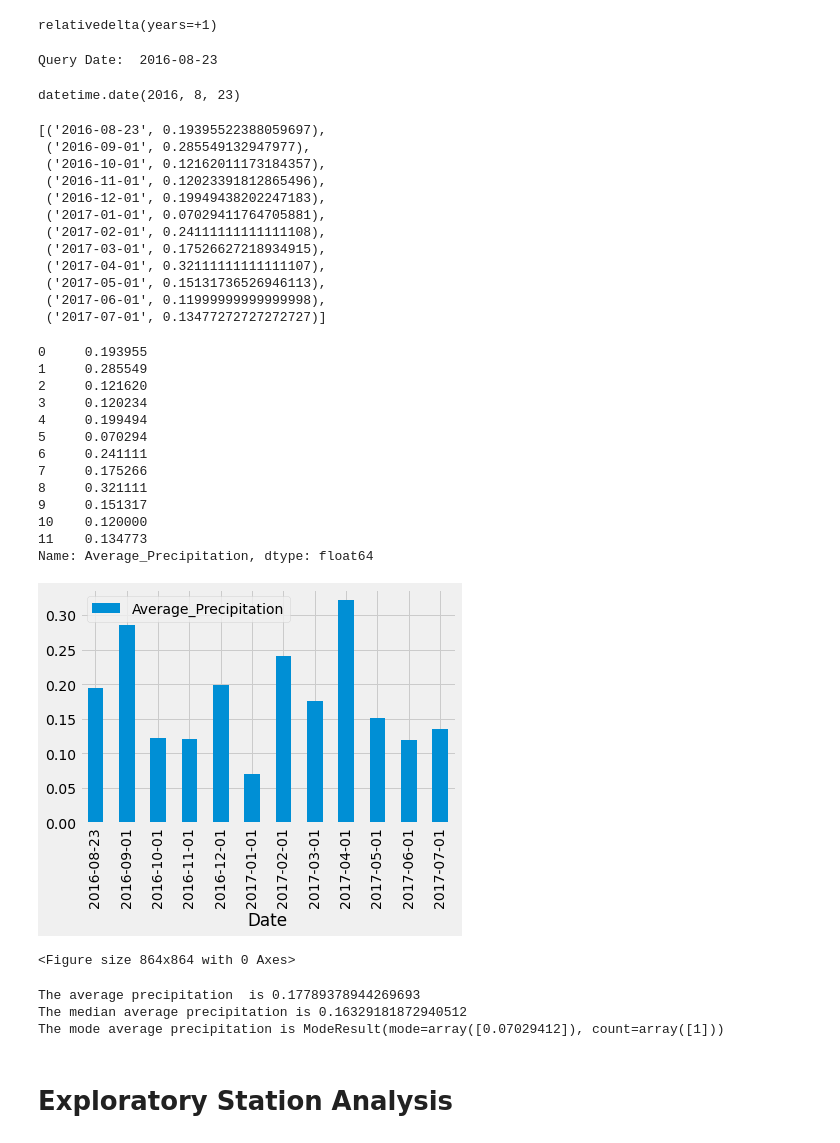
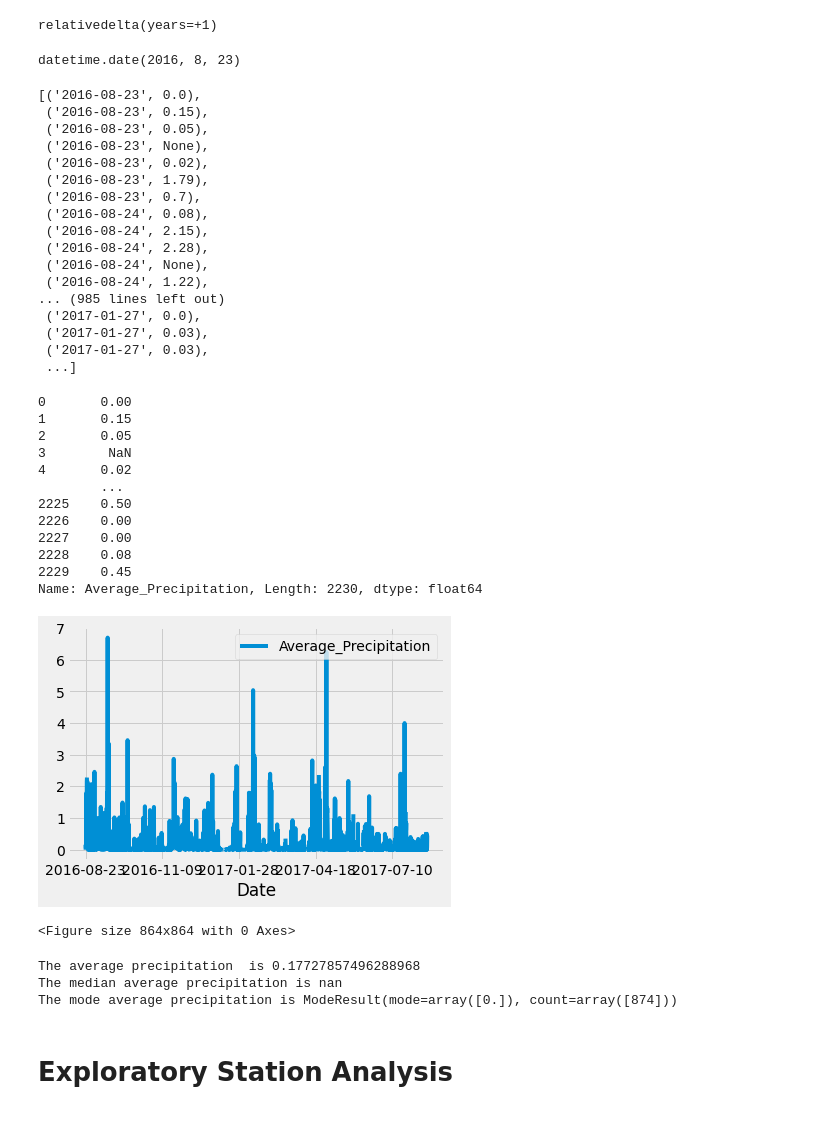
Before and after one commit to uzmabb182/sqlalchemy-challenge, a Jupyter notebook: climate_starter.ipynb, the cells around one changed output. Cells and saved outputs as stored; diff of their text form; code cells hidden in the pictures.

```diff
--- a/climate_starter.ipynb
+++ b/climate_starter.ipynb
@@ -170,37 +201,39 @@ relativedelta(years=+1)
 # Query for the date 12 months from '2017-08-23'` using the datetime library
 
 query_date1 = query_date - twelve_mon_rel
-print("Query Date: ", query_date1)
 type(query_date1)
 query_date1
 # %% [output]
-Query Date:  2016-08-23
+datetime.date(2016, 8, 23)
-datetime.date(2016, 8, 23)
 # %%
 # Using this date, find the average precipitation per day
 # for the preceding 12 months of data sorted by ascending date.
 
 
-twelve_month_prcp = session.query(Measurement.date, func.avg(Measurement.prcp)).\
-        filter(and_(Measurement.date >= (dt.date(recent_year, recent_month, recent_day) - twelve_mon_rel),\
-                Measurement.date <= dt.date(recent_year, recent_month, recent_day))).\
-                group_by(func.strftime("%m", Measurement.date)).\
+twelve_month_prcp = session.query(Measurement.date, Measurement.prcp).\
+        filter(and_(Measurement.date >= query_date1,\
+                Measurement.date <= recent_date)).\
                 order_by(Measurement.date).all()
 
 twelve_month_prcp
 # %% [output]
-[('2016-08-23', 0.19395522388059697),
- ('2016-09-01', 0.285549132947977),
- ('2016-10-01', 0.12162011173184357),
- ('2016-11-01', 0.12023391812865496),
- ('2016-12-01', 0.19949438202247183),
- ('2017-01-01', 0.07029411764705881),
- ('2017-02-01', 0.24111111111111108),
- ('2017-03-01', 0.17526627218934915),
- ('2017-04-01', 0.32111111111111107),
- ('2017-05-01', 0.15131736526946113),
- ('2017-06-01', 0.11999999999999998),
- ('2017-07-01', 0.13477272727272727)]
+[('2016-08-23', 0.0),
+ ('2016-08-23', 0.15),
+ ('2016-08-23', 0.05),
+ ('2016-08-23', None),
+ ('2016-08-23', 0.02),
+ ('2016-08-23', 1.79),
+ ('2016-08-23', 0.7),
+ ('2016-08-24', 0.08),
+ ('2016-08-24', 2.15),
+ ('2016-08-24', 2.28),
+ ('2016-08-24', None),
+ ('2016-08-24', 1.22),
+... (985 lines left out)
+ ('2017-01-27', 0.0),
+ ('2017-01-27', 0.03),
+ ('2017-01-27', 0.03),
+ ...]
 # %%
 # Convert your results into a pandas DataFrame with date as index.
 # 'twelve_month_data' is a list of tuples,which doesn't have any assigned names to it, so we are assigning names to the columns
@@ -208,31 +241,31 @@ twelve_month_prcp
 df = pd.DataFrame(twelve_month_prcp, columns=['Date', 'Average_Precipitation'])
 df['Average_Precipitation']
 # %% [output]
-0     0.193955
-1     0.285549
-2     0.121620
-3     0.120234
-4     0.199494
-5     0.070294
-6     0.241111
-7     0.175266
-8     0.321111
-9     0.151317
-10    0.120000
-11    0.134773
-Name: Average_Precipitation, dtype: float64
+0       0.00
+1       0.15
+2       0.05
+3        NaN
+4       0.02
+        ...
+2225    0.50
+2226    0.00
+2227    0.00
+2228    0.08
+2229    0.45
+Name: Average_Precipitation, Length: 2230, dtype: float64
 # %%
 # Use Pandas Plotting with Matplotlib to plot the data
 # to tell what the x_axis should be
 
 df.set_index('Date', inplace=True)
-df.plot.bar()
+df.plot()
 plt.figure(figsize=(12,12))
 plt.tight_layout()
+
 plt.savefig("../sqlalchemy-challenge/prcp.png")
 plt.show()
 # %% [output]
-[figure, old version]
+[figure, new version]
 <Figure size 864x864 with 0 Axes>
 # %%
 # Use Pandas to calculate the summary statistics for the precipitation data
@@ -252,9 +285,9 @@ print(f"The median average precipitation is {median_numpy}")
 mode_scipy = sts.mode(df['Average_Precipitation'])
 print(f"The mode average precipitation is {mode_scipy}")
 # %% [output]
-The average precipitation  is 0.17789378944269693
-The median average precipitation is 0.16329181872940512
-The mode average precipitation is ModeResult(mode=array([0.07029412]), count=array([1]))
+The average precipitation  is 0.17727857496288968
+The median average precipitation is nan
+The mode average precipitation is ModeResult(mode=array([0.]), count=array([874]))
 # %% [markdown]
 # Exploratory Station Analysis
 # %%
```
Also changed, not shown: parts of 14 cells of this notebook, 2 other files.
